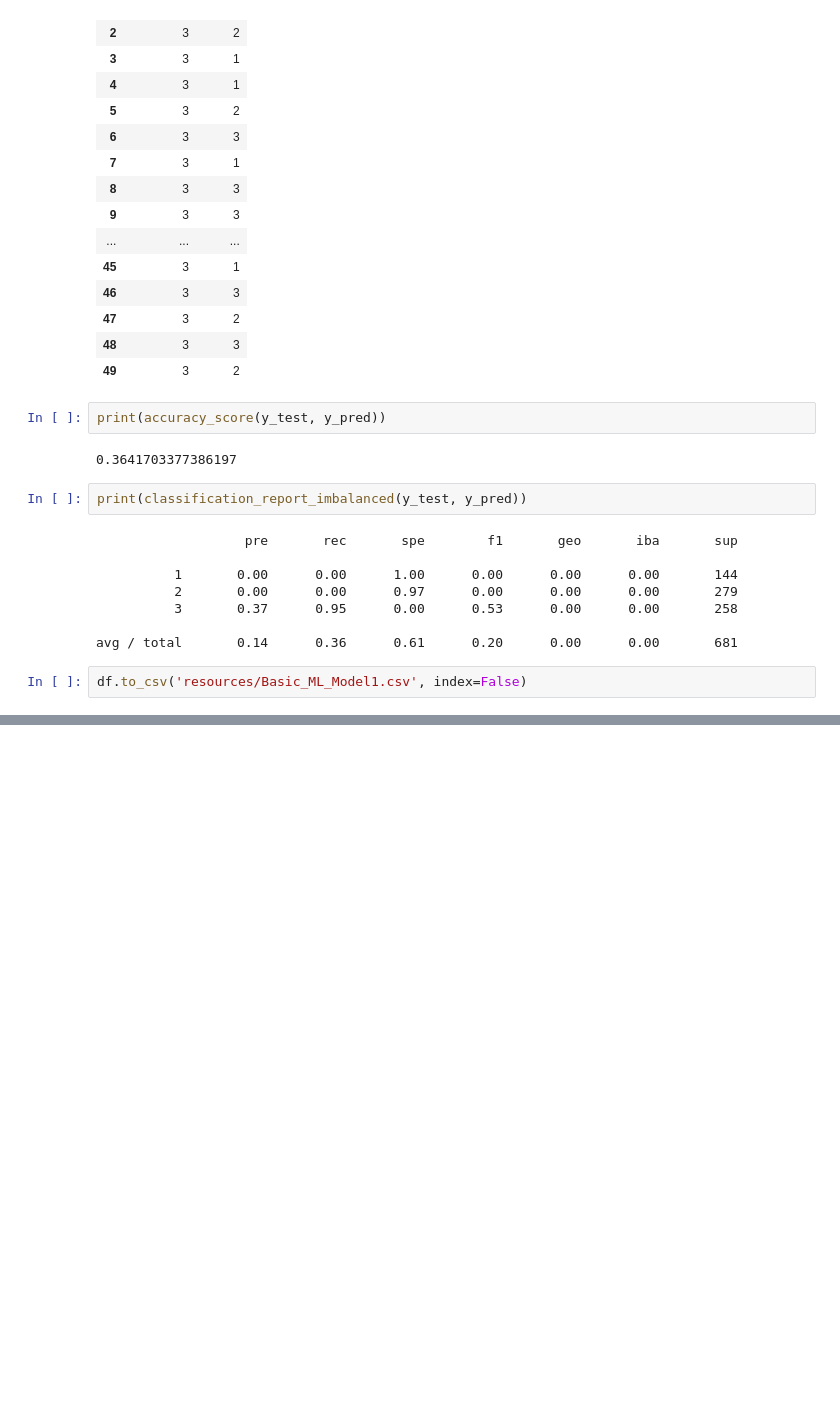
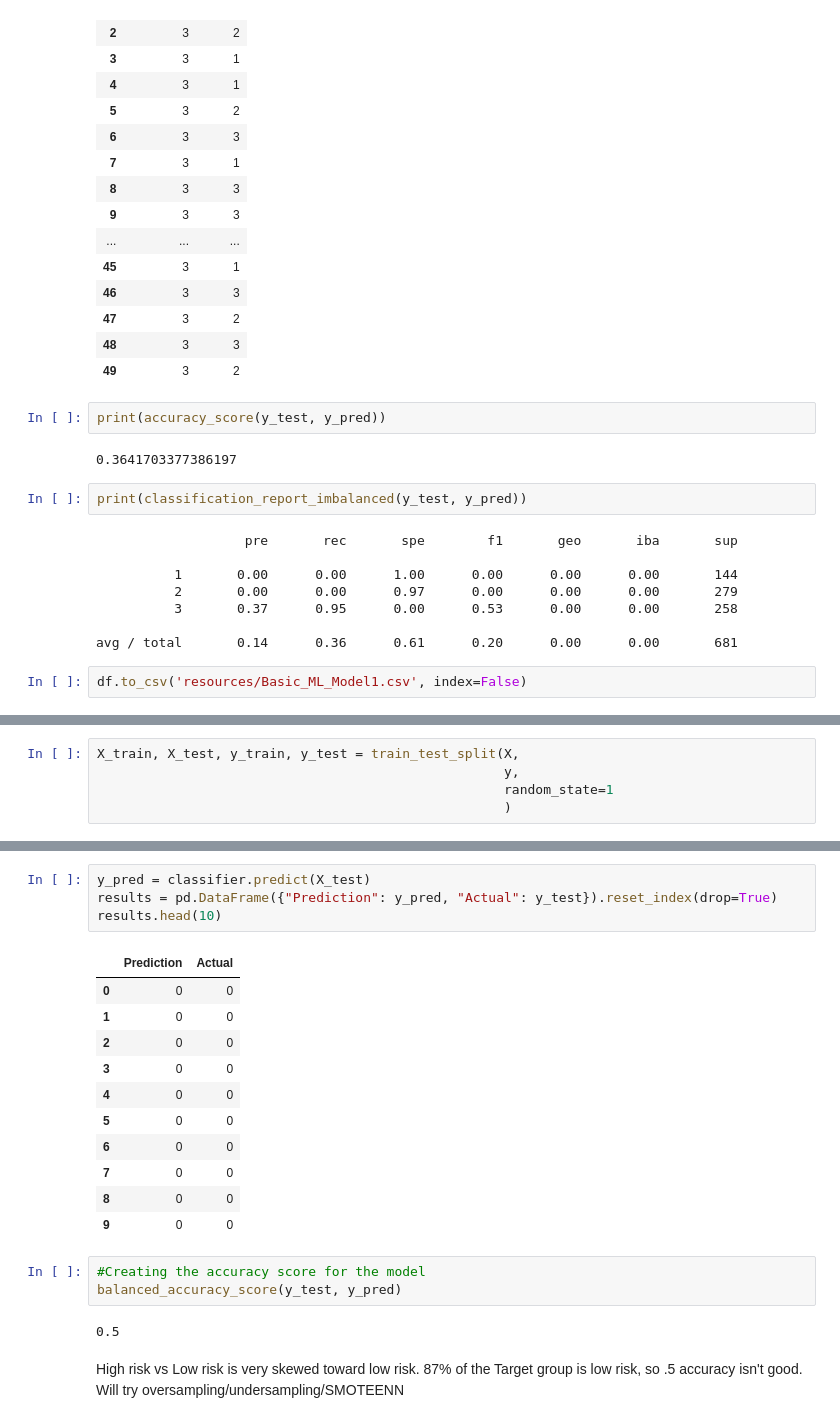
Before and after one commit to jeremysz0419/sunshine-city, a Jupyter notebook: Machine Learning/Simple ML Model.ipynb, the cells around one changed output, grey strips where cells are left out. Drawn from its saved outputs; the diff is of its cells as text; blank space fills up the shorter version.

```diff
--- a/Machine Learning/Simple ML Model.ipynb
+++ b/Machine Learning/Simple ML Model.ipynb
@@ -172,0 +365,5 @@ df.to_csv('resources/Basic_ML_Model1.csv', index=False)
+# %%
+X_train, X_test, y_train, y_test = train_test_split(X,
+                                                    y,
+                                                    random_state=1
+                                                    )
@@ -172,0 +377,23 @@ df.to_csv('resources/Basic_ML_Model1.csv', index=False)
+# %%
+y_pred = classifier.predict(X_test)
+results = pd.DataFrame({"Prediction": y_pred, "Actual": y_test}).reset_index(drop=True)
+results.head(10)
+# %% [output]
+|  | Prediction | Actual |
+| 0 | 0 | 0 |
+| 1 | 0 | 0 |
+| 2 | 0 | 0 |
+| 3 | 0 | 0 |
+| 4 | 0 | 0 |
+| 5 | 0 | 0 |
+| 6 | 0 | 0 |
+| 7 | 0 | 0 |
+| 8 | 0 | 0 |
+| 9 | 0 | 0 |
+# %%
+#Creating the accuracy score for the model
+balanced_accuracy_score(y_test, y_pred)
+# %% [output]
+0.5
+# %% [markdown]
+High risk vs Low risk is very skewed toward low risk. 87% of the Target group is low risk, so .5 accuracy isn't good. Will try oversampling/undersampling/SMOTEENN
```
Also changed, not shown: parts of 30 cells of this notebook, 1 other file.
